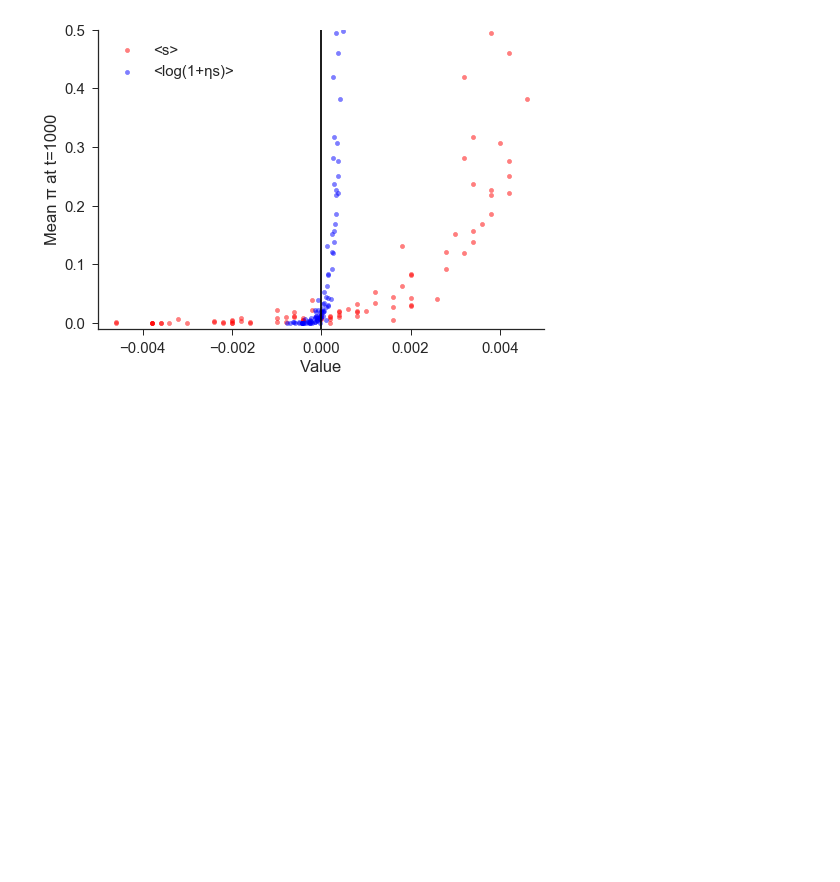
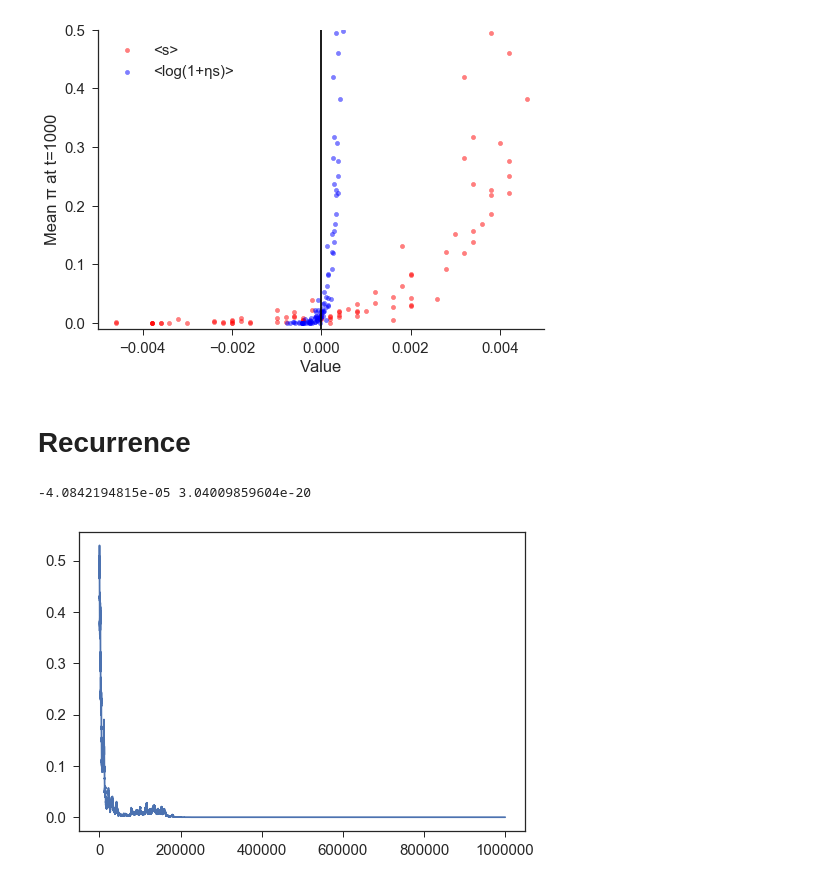
Before and after one commit to yoavram/Milpitas, a Jupyter notebook: notebooks/random environment simulation.ipynb, the cells around one changed output. Drawn from its saved outputs; the diff is of its cells as text; code cells hidden in the pictures; blank space fills up the shorter version.

```diff
--- a/notebooks/random environment simulation.ipynb
+++ b/notebooks/random environment simulation.ipynb
@@ -122,3 +128,42 @@ ax.set(
 sns.despine()
 # %% [output]
 [figure]
+# %%
+N = 100000
+n = 1000
+η = 0.1
+
+reps = 100
+results = []
+for _ in range(reps):
+    p = 0.5 + -1**(np.random.randint(0,2)) * np.random.random()/10
+    s = np.random.random()/10
+    s_ = np.random.choice([s, -s], size=n, replace=True, p=[p, 1-p])
+    ωA = 1 + s_
+    ωB = np.ones(n)
+    E = (ωA - ωB).mean()
+    Elog =  np.log(1 + η * s_).mean()
+    ω = np.array([ωA, ωB]).T
+    π = simulation(N, n, η, ω, lambda N: np.ones(N) * 0.5)
+    π_ = π[-1, :].mean()
+    print('p={:.2g}, s={:.2g}, E={:.2g}, Elog={:.2g}'.format(p, s, E, Elog))
+    results.append(dict(N=N, p=p, s=s, π=π_, η=η, E=E, Elog=Elog))
+df = pd.DataFrame(results)
+# %% [markdown]
+# Recurrence
+# %%
+@numba.jit()
+def recurrence(x0, n, η, s, p):
+    x = np.empty(n)
+    x[0] = x0
+    s_ = np.random.choice([s, -s], size=n, replace=True, p=[p, 1-p])
+    for t in range(1, n):
+        x[t] = x[t-1] * (1 + η * s_[t-1] + x[t-1] * (1 - η) * s_[t-1]) / (1 + s_[t-1] * x[t-1])
+    return x, np.log(1 + η * s_).mean()
+
+x, _ = recurrence(0.5, 1000000, 0.1, 0.1, 0.5)
+print(_, x[-1])
+plt.plot(x);
+# %% [output]
+-4.0842194815e-05 3.04009859604e-20
+[figure, added]
```
Also changed, not shown: parts of 11 cells of this notebook.
